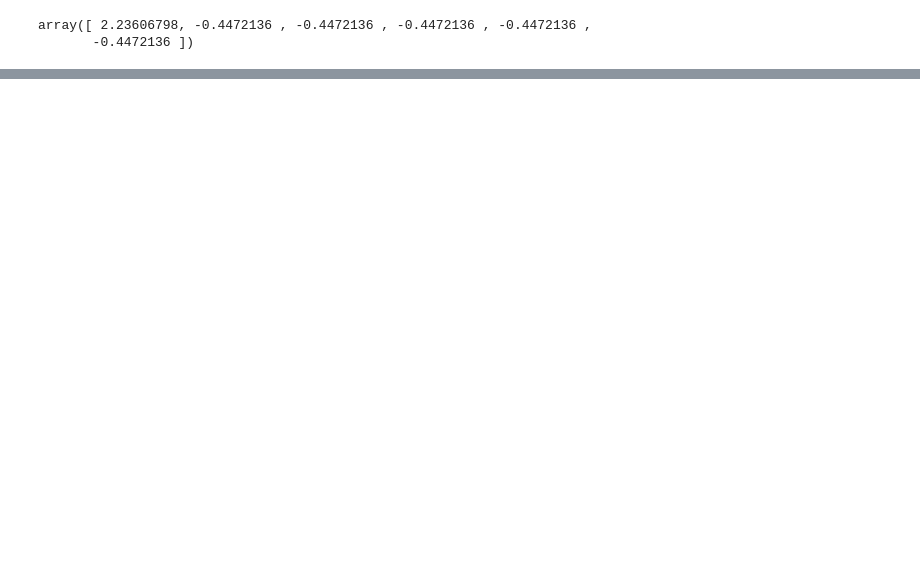
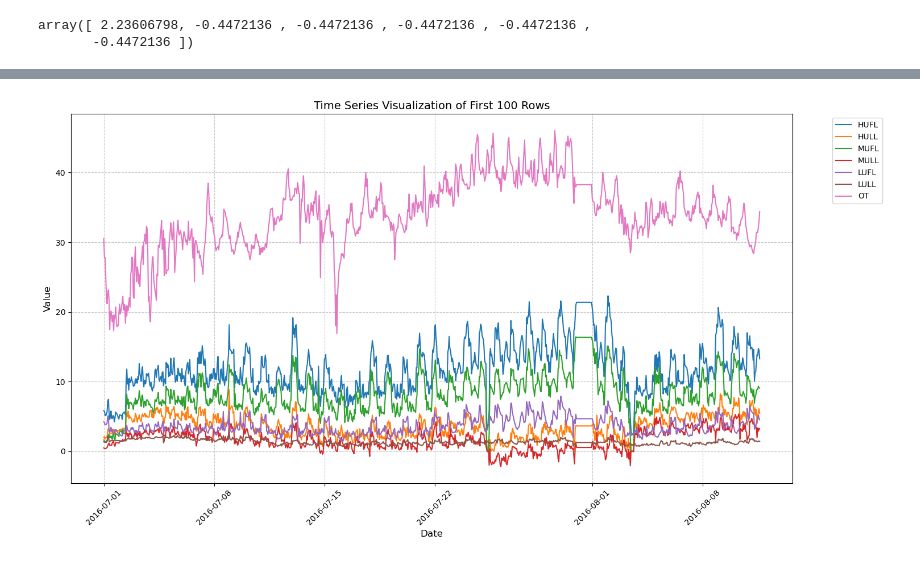
Before and after one commit to Tensionteng/TFRAG, a Jupyter notebook: demo.ipynb, the cells around one changed output, grey strips where cells are left out. Saved outputs shown, nothing was run; the diff lists cells and outputs as text; code cells hidden in the pictures; blank space fills up the shorter version.

```diff
--- a/demo.ipynb
+++ b/demo.ipynb
@@ -36,0 +68,32 @@ array([ 2.23606798, -0.4472136 , -0.4472136 , -0.4472136 , -0.4472136 ,
+# %%
+import pandas as pd
+import matplotlib.pyplot as plt
+
+# 读取数据并指定日期列
+df = pd.read_csv('dataset/all_datasets/ETT-small/ETTh1.csv',
+                 parse_dates=['date'],
+                 nrows=1000)  # 仅读取前100行
+
+# 设置日期为索引
+df.set_index('date', inplace=True)
+
+# 创建画布和图形
+plt.figure(figsize=(15, 8))
+
+# 绘制所有数值列的折线图
+for column in df.columns:
+    plt.plot(df.index, df[column], label=column)
+
+# 添加图表元素
+plt.title('Time Series Visualization of First 100 Rows', fontsize=14)
+plt.xlabel('Date', fontsize=12)
+plt.ylabel('Value', fontsize=12)
+plt.xticks(rotation=45)  # 旋转日期标签避免重叠
+plt.legend(bbox_to_anchor=(1.05, 1), loc='upper left')  # 图例位置
+plt.tight_layout()  # 自动调整布局
+plt.grid(True, linestyle='--', alpha=0.7)  # 添加网格
+
+# 显示图表
+plt.show()
+# %% [output]
+[figure, added]
```
Also changed, not shown: parts of 3 cells of this notebook, 11 other files.
